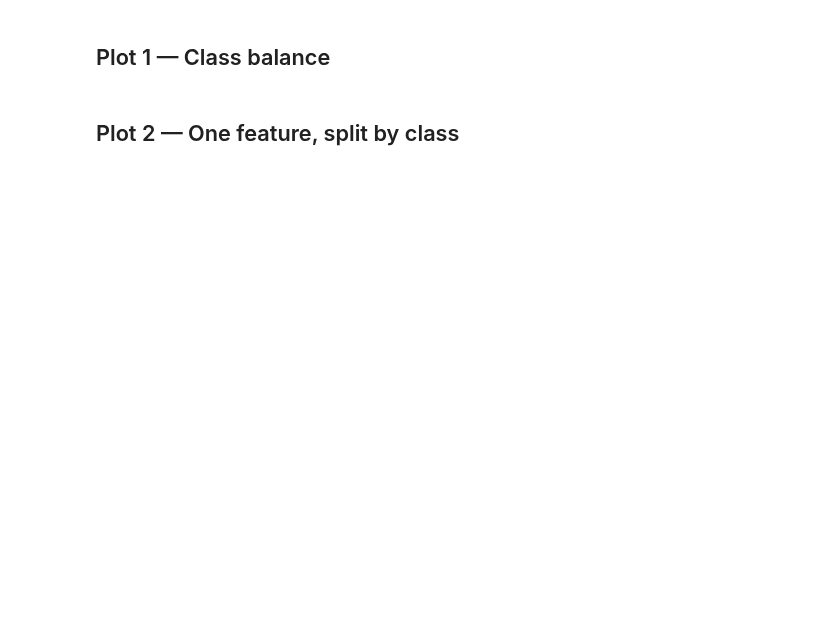
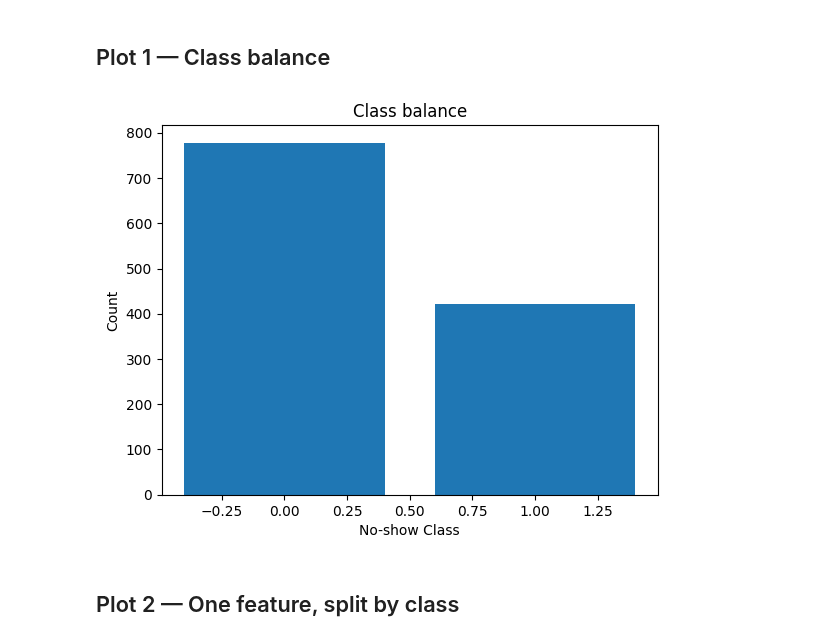
Before and after one commit to yeonnnnni/machine-learning-project, a Jupyter notebook: lab02_classification/notebooks/lab02_visualization.ipynb, the cells around one changed output. Cells and saved outputs as stored; diff of their text form; code cells hidden in the pictures; blank space fills up the shorter version.

```diff
--- a/lab02_classification/notebooks/lab02_visualization.ipynb
+++ b/lab02_classification/notebooks/lab02_visualization.ipynb
@@ -27,2 +33,20 @@ results
+# %%
+# ============ TODO (Plot 1) ============
+# Bar chart of y.value_counts(). Title + axis labels.
+# =======================================
+
+counts = y.value_counts()
+
+# bar chart
+plt.bar(counts.index, counts.values)
+plt.xlabel("No-show Class")
+plt.ylabel("Count")
+plt.title("Class balance")
+
+plt.savefig("fig1.png", dpi=150)
+
+plt.show()
+# %% [output]
+[figure, added]
 # %% [markdown]
 ## Plot 2 — One feature, split by class
```
Also changed, not shown: parts of 6 cells of this notebook, 12 other files.
